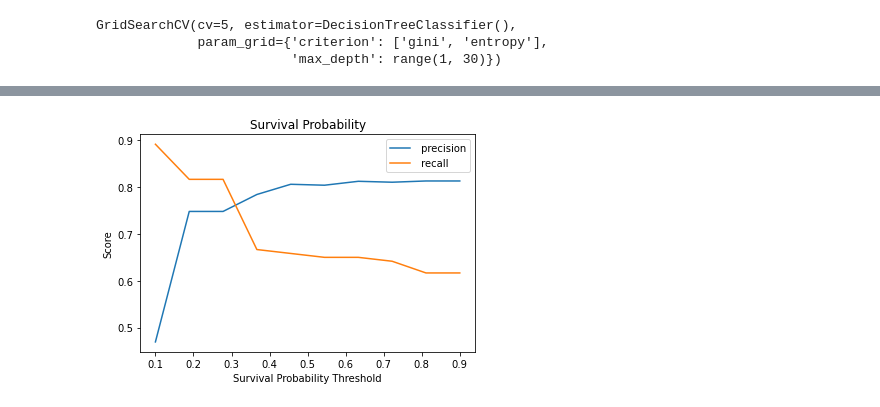
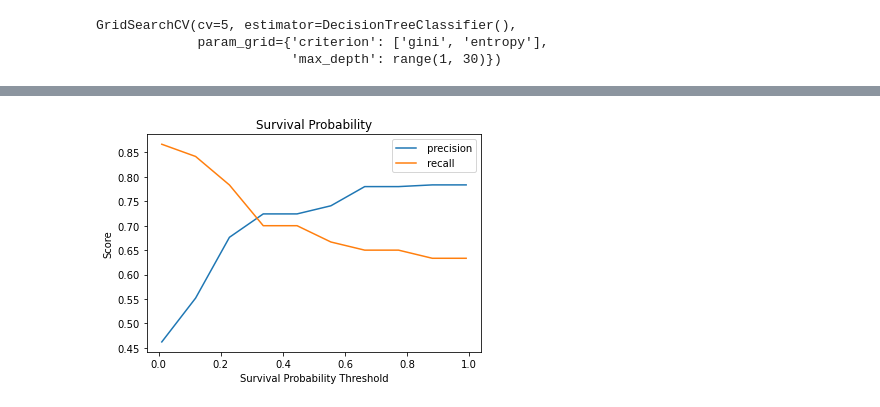
Before and after one commit to mukhad/MyPyEducations, a Jupyter notebook: Intro_DS_ML/ds_ml_unit2p4_6_titanic2.ipynb, the cells around one changed output, grey strips where cells are left out. Drawn from its saved outputs; the diff is of its cells as text; code cells hidden in the pictures.

```diff
--- a/Intro_DS_ML/ds_ml_unit2p4_6_titanic2.ipynb
+++ b/Intro_DS_ML/ds_ml_unit2p4_6_titanic2.ipynb
@@ -91,23 +91,23 @@ print(recall_score(y_test,y_pred))
 # %%
 N = 10
 pre = np.zeros(N,dtype='float')
 rec = np.zeros(N,dtype='float')
-prob = np.linspace(0.1,0.9,N)
+prob = np.linspace(0.01,0.99,N)
 i = 0
 
 for p in prob:
     y_pred = np.where(y_pred_prob[:,1] > p,1,0)
     pre[i] = precision_score(y_test,y_pred)
     rec[i] = recall_score(y_test,y_pred)
     i += 1
 
 plt.plot(prob,pre,label = ' precision')
 plt.plot(prob,rec,label = ' recall')
 plt.title('Survival Probability')
 plt.ylabel('Score')
 plt.xlabel('Survival Probability Threshold')
 plt.legend()
 
 plt.show()
 # %% [output]
-[figure, old version]
+[figure, new version]
```
Also changed, not shown: parts of 8 cells of this notebook, 3 other files.
